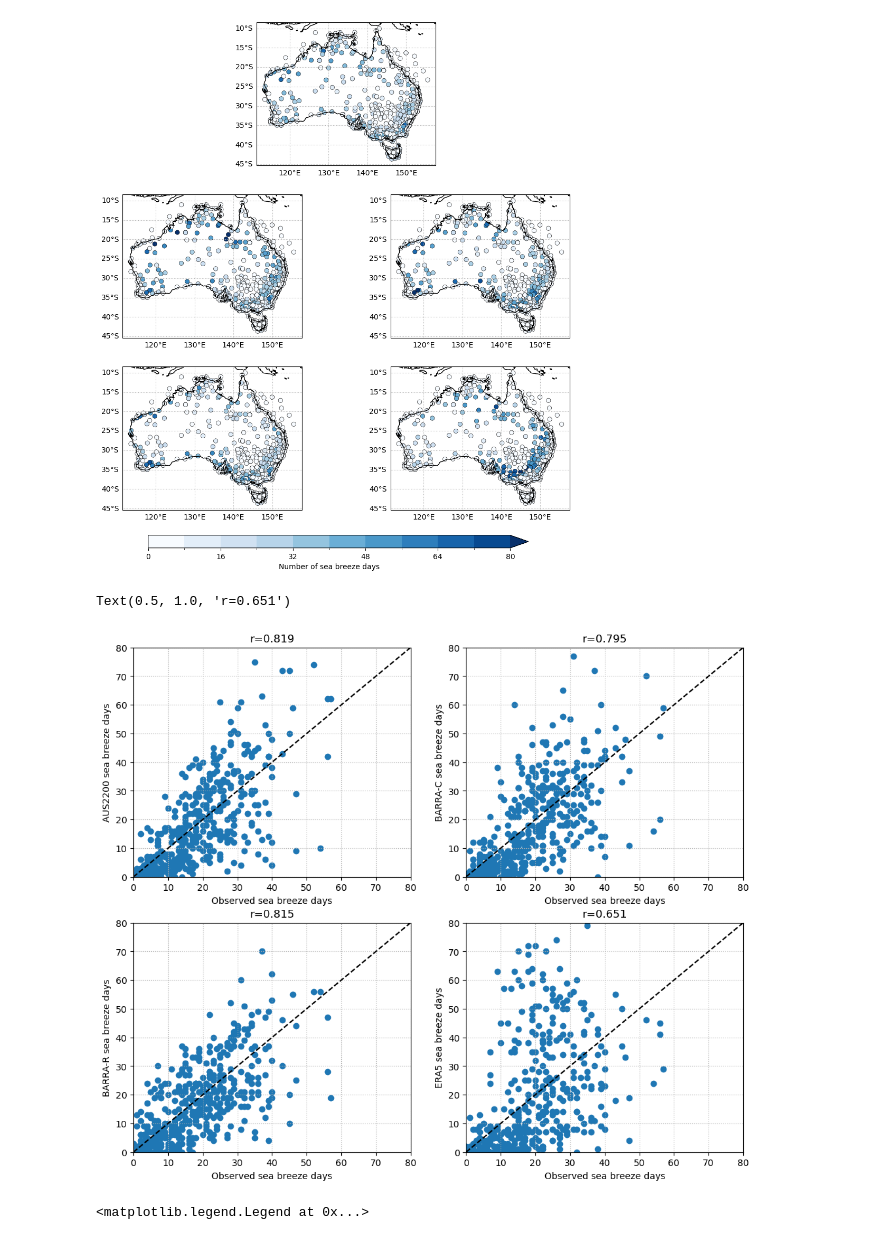
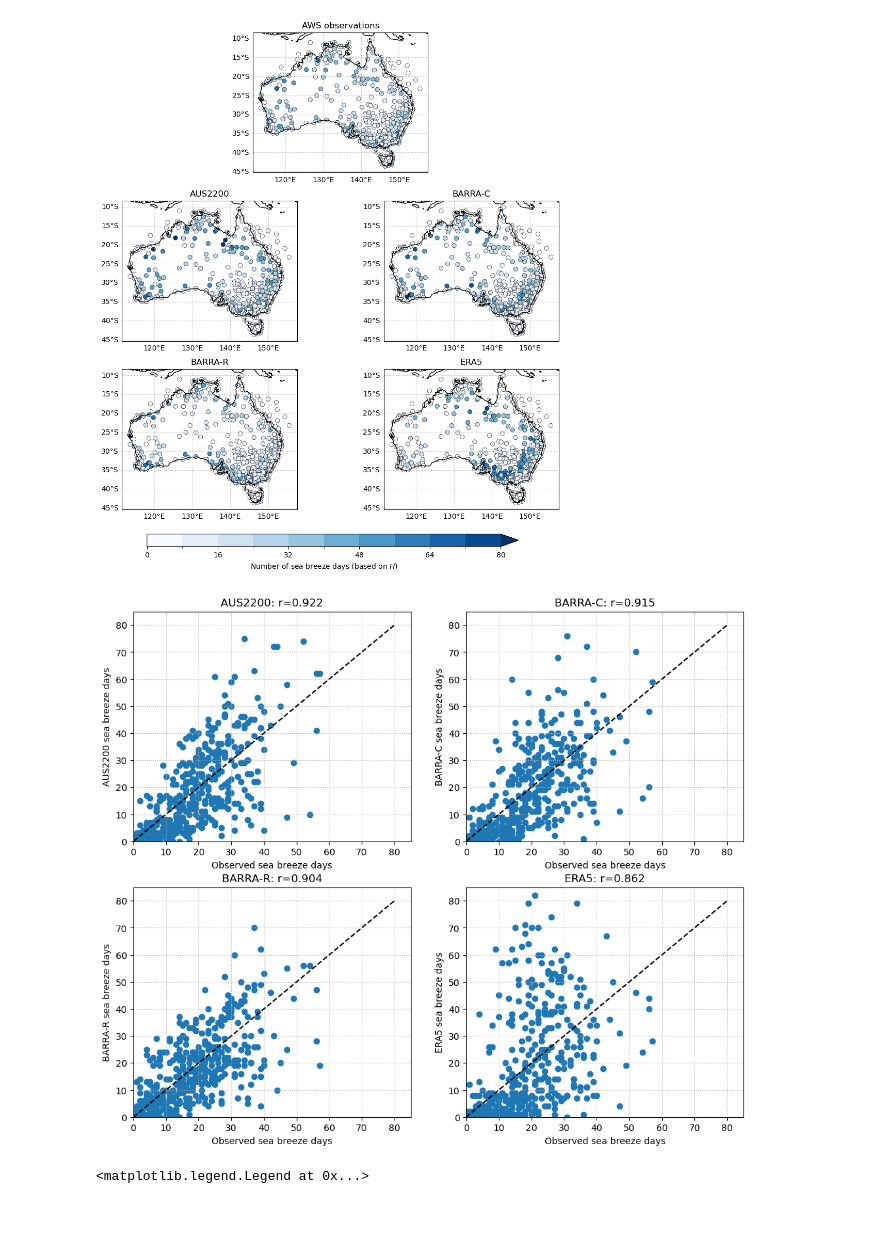
Before and after one commit to andrewbrown31/sea_breeze_analysis, a Jupyter notebook: analysis_notebooks/obs_comparison.ipynb, the cells around one changed output. Cells and saved outputs as stored; diff of their text form; code cells hidden in the pictures.

Commit message:
Commit after finishing first draft of methods paper

```diff
--- a/analysis_notebooks/obs_comparison.ipynb
+++ b/analysis_notebooks/obs_comparison.ipynb
@@ -41,14 +41,9 @@ client
 # %%
-aus2200 = xr.open_zarr("/g/data/ng72/ab4502/sea_breeze_detection/aus2200_smooth_s4/fuzzy_201301010000_201802282300.zarr/")
-barra_c = xr.open_zarr("/g/data/ng72/ab4502/sea_breeze_detection/barra_c_smooth_s2/fuzzy_201301010000_201802282300.zarr/")
-barra_r = xr.open_zarr("/g/data/ng72/ab4502/sea_breeze_detection/barra_r/fuzzy_201301010000_201802282300.zarr/")
-era5 = xr.open_zarr("/g/data/ng72/ab4502/sea_breeze_detection/era5/fuzzy_201301010000_201802282300.zarr/")
+aus2200 = xr.open_zarr("/g/data/ng72/ab4502/sea_breeze_detection/aus2200_smooth_s4/fuzzy_201301010000_201802282300.zarr/",chunks={}).chunk({"lat":50,"lon":50})
+barra_c = xr.open_zarr("/g/data/ng72/ab4502/sea_breeze_detection/barra_c_smooth_s2/fuzzy_201301010000_201802282300.zarr/",chunks={}).chunk({"lat":50,"lon":50})
+barra_r = xr.open_zarr("/g/data/ng72/ab4502/sea_breeze_detection/barra_r/fuzzy_201301010000_201802282300.zarr/",chunks={}).chunk({"lat":50,"lon":50})
+era5 = xr.open_zarr("/g/data/ng72/ab4502/sea_breeze_detection/era5/fuzzy_201301010000_201802282300.zarr/",chunks={}).chunk({"lat":50,"lon":50})
 obs = xr.open_zarr("/g/data/ng72/ab4502/sea_breeze_detection/stn_obs/fuzzy_201301010000_201802282300.zarr/")
-# %%
-def sel_obs_points(ds,obs):
-    return ds.sel(lat=obs.lati,lon=obs.long,method="nearest")
-
-era5 = sel_obs_points(era5,obs).persist()
-barra_r = sel_obs_points(barra_r,obs).persist()
-barra_c = sel_obs_points(barra_c,obs).persist()
-aus2200 = sel_obs_points(aus2200,obs).persist()
+# %%
+def sel_obs_points(ds,obs):
+    return ds.sel(lat=obs.lat,lon=obs.lon,method="nearest")
@@ -83,43 +86,45 @@ shape = (3,2)
 plt.figure(figsize=[12,12])
 ax=plt.subplot2grid(shape, (0,0), colspan=2, projection=ccrs.PlateCarree())
 obs_daily_count.plot.scatter(
-   x="long",y="lati",hue="__xarray_dataarray_variable__",ax=ax,levels=np.linspace(0,80,11),cmap="Blues",edgecolor="k",lw=0.4,add_colorbar=False)
+   x="longitude",y="latitude",hue="__xarray_dataarray_variable__",ax=ax,levels=np.linspace(0,80,11),cmap="Blues",edgecolor="k",lw=0.4,add_colorbar=False)
 ax.coastlines()
 ax.gridlines(ls=":",draw_labels=["left","bottom"])
-plt.title("")
+plt.title("AWS observations")
 
 ax=plt.subplot2grid(shape, (1,0), colspan=1, projection=ccrs.PlateCarree())
 aus2200_daily_count.plot.scatter(
-    x="long",y="lati",hue="__xarray_dataarray_variable__",ax=ax,levels=np.linspace(0,80,11),cmap="Blues",edgecolor="k",lw=0.4,add_colorbar=False)
+    x="longitude",y="latitude",hue="__xarray_dataarray_variable__",ax=ax,levels=np.linspace(0,80,11),cmap="Blues",edgecolor="k",lw=0.4,add_colorbar=False)
 ax.coastlines()
 ax.gridlines(ls=":",draw_labels=["left","bottom"])
-plt.title("")
+plt.title("AUS2200")
 
 ax=plt.subplot2grid(shape, (1,1), colspan=1, projection=ccrs.PlateCarree())
 barra_c_daily_count.plot.scatter(
-    x="long",y="lati",hue="__xarray_dataarray_variable__",ax=ax,levels=np.linspace(0,80,11),cmap="Blues",edgecolor="k",lw=0.4,add_colorbar=False)
+    x="longitude",y="latitude",hue="__xarray_dataarray_variable__",ax=ax,levels=np.linspace(0,80,11),cmap="Blues",edgecolor="k",lw=0.4,add_colorbar=False)
 ax.coastlines()
 ax.gridlines(ls=":",draw_labels=["left","bottom"])
-plt.title("")
+plt.title("BARRA-C")
 
 ax=plt.subplot2grid(shape, (2,0), colspan=1, projection=ccrs.PlateCarree())
 barra_r_daily_count.plot.scatter(
-    x="long",y="lati",hue="__xarray_dataarray_variable__",ax=ax,levels=np.linspace(0,80,11),cmap="Blues",edgecolor="k",lw=0.4,add_colorbar=False)
+    x="longitude",y="latitude",hue="__xarray_dataarray_variable__",ax=ax,levels=np.linspace(0,80,11),cmap="Blues",edgecolor="k",lw=0.4,add_colorbar=False)
 ax.coastlines()
 ax.gridlines(ls=":",draw_labels=["left","bottom"])
-plt.title("")
+plt.title("BARRA-R")
 
 ax=plt.subplot2grid(shape, (2,1), colspan=1, projection=ccrs.PlateCarree())
 c = era5_daily_count.plot.scatter(
-    x="long",y="lati",hue="__xarray_dataarray_variable__",ax=ax,levels=np.linspace(0,80,11),cmap="Blues",edgecolor="k",lw=0.4,add_colorbar=False)
+    x="longitude",y="latitude",hue="__xarray_dataarray_variable__",ax=ax,levels=np.linspace(0,80,11),cmap="Blues",edgecolor="k",lw=0.4,add_colorbar=False)
 ax.coastlines()
 ax.gridlines(ls=":",draw_labels=["left","bottom"])
-plt.title("")
+plt.title("ERA5")
 
 cb=plt.colorbar(c,plt.axes([0.2,0.05,0.6,0.02]),orientation="horizontal")
-cb.set_label("Number of sea breeze days")
+cb.set_label("Number of sea breeze days (based on $H$)")
+
+plt.savefig("/g/data/ng72/ab4502/figs/methods_paper/eval1.jpeg",bbox_inches="tight",dpi=500)
 # %% [output]
-[figure, old version]
+[figure, new version]
 # %%
 plt.figure(figsize=[12,10])
 
@@ -127,45 +132,46 @@ plt.subplot(2,2,1)
 plt.scatter(obs_daily_count.__xarray_dataarray_variable__,
            aus2200_daily_count.__xarray_dataarray_variable__)
 plt.gca().grid(ls=":")
-plt.ylim([0,80])
-plt.xlim([0,80])
+plt.ylim([0,85])
+plt.xlim([0,85])
 plt.plot([0,80],[0,80],ls="--",color="k")
 plt.xlabel("Observed sea breeze days")
 plt.ylabel("AUS2200 sea breeze days")
-plt.title("r="+str(np.round(pearsonr(obs_daily_count.__xarray_dataarray_variable__,aus2200_daily_count.__xarray_dataarray_variable__).statistic,3)))
+plt.title("AUS2200: r="+str(np.round(spearmanr(obs_daily_count.__xarray_dataarray_variable__,aus2200_daily_count.__xarray_dataarray_variable__).statistic,3)))
 
 plt.subplot(2,2,2)
 plt.scatter(obs_daily_count.__xarray_dataarray_variable__,
            barra_c_daily_count.__xarray_dataarray_variable__)
 plt.gca().grid(ls=":")
-plt.ylim([0,80])
-plt.xlim([0,80])
+plt.ylim([0,85])
+plt.xlim([0,85])
 plt.plot([0,80],[0,80],ls="--",color="k")
 plt.xlabel("Observed sea breeze days")
 plt.ylabel("BARRA-C sea breeze days")
-plt.title("r="+str(np.round(pearsonr(obs_daily_count.__xarray_dataarray_variable__,barra_c_daily_count.__xarray_dataarray_variable__).statistic,3)))
+plt.title("BARRA-C: r="+str(np.round(spearmanr(obs_daily_count.__xarray_dataarray_variable__,barra_c_daily_count.__xarray_dataarray_variable__).statistic,3)))
 
 plt.subplot(2,2,3)
 plt.scatter(obs_daily_count.__xarray_dataarray_variable__,
            barra_r_daily_count.__xarray_dataarray_variable__)
 plt.gca().grid(ls=":")
-plt.ylim([0,80])
-plt.xlim([0,80])
+plt.ylim([0,85])
+plt.xlim([0,85])
 plt.plot([0,80],[0,80],ls="--",color="k")
 plt.xlabel("Observed sea breeze days")
 plt.ylabel("BARRA-R sea breeze days")
-plt.title("r="+str(np.round(pearsonr(obs_daily_count.__xarray_dataarray_variable__,barra_r_daily_count.__xarray_dataarray_variable__).statistic,3)))
+plt.title("BARRA-R: r="+str(np.round(spearmanr(obs_daily_count.__xarray_dataarray_variable__,barra_r_daily_count.__xarray_dataarray_variable__).statistic,3)))
 
 plt.subplot(2,2,4)
 plt.scatter(obs_daily_count.__xarray_dataarray_variable__,
            era5_daily_count.__xarray_dataarray_variable__)
 plt.gca().grid(ls=":")
-plt.ylim([0,80])
-plt.xlim([0,80])
+plt.ylim([0,85])
+plt.xlim([0,85])
 plt.plot([0,80],[0,80],ls="--",color="k")
 plt.xlabel("Observed sea breeze days")
 plt.ylabel("ERA5 sea breeze days")
-plt.title("r="+str(np.round(pearsonr(obs_daily_count.__xarray_dataarray_variable__,era5_daily_count.__xarray_dataarray_variable__).statistic,3)))
+plt.title("ERA5: r="+str(np.round(spearmanr(obs_daily_count.__xarray_dataarray_variable__,era5_daily_count.__xarray_dataarray_variable__).statistic,3)))
+
+plt.savefig("/g/data/ng72/ab4502/figs/methods_paper/eval2.jpeg",bbox_inches="tight",dpi=500)
 # %% [output]
-Text(0.5, 1.0, 'r=0.651')
-[figure, old version]
+[figure, new version]
```
Also changed, not shown: parts of 10 cells of this notebook, 26 other files.
